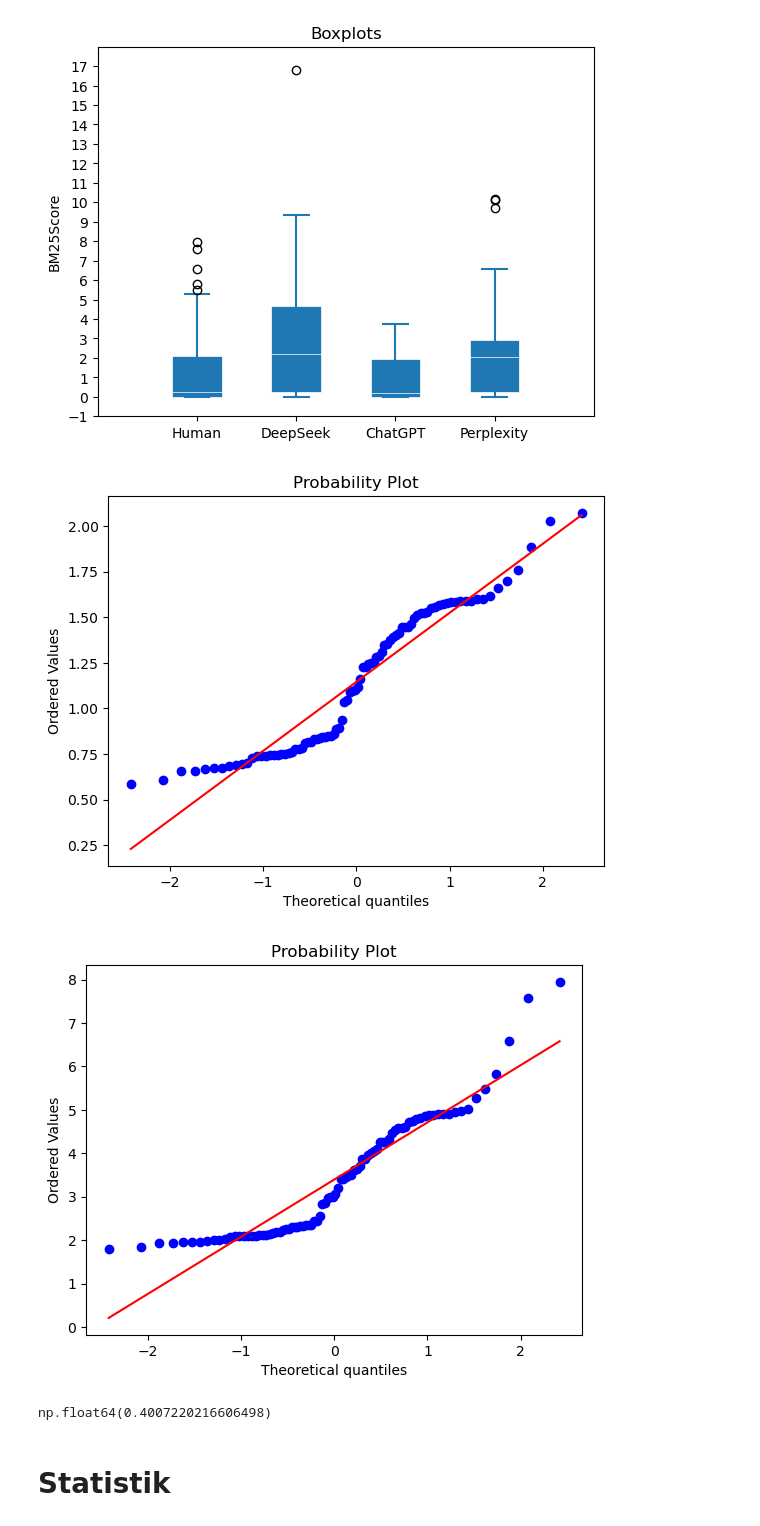
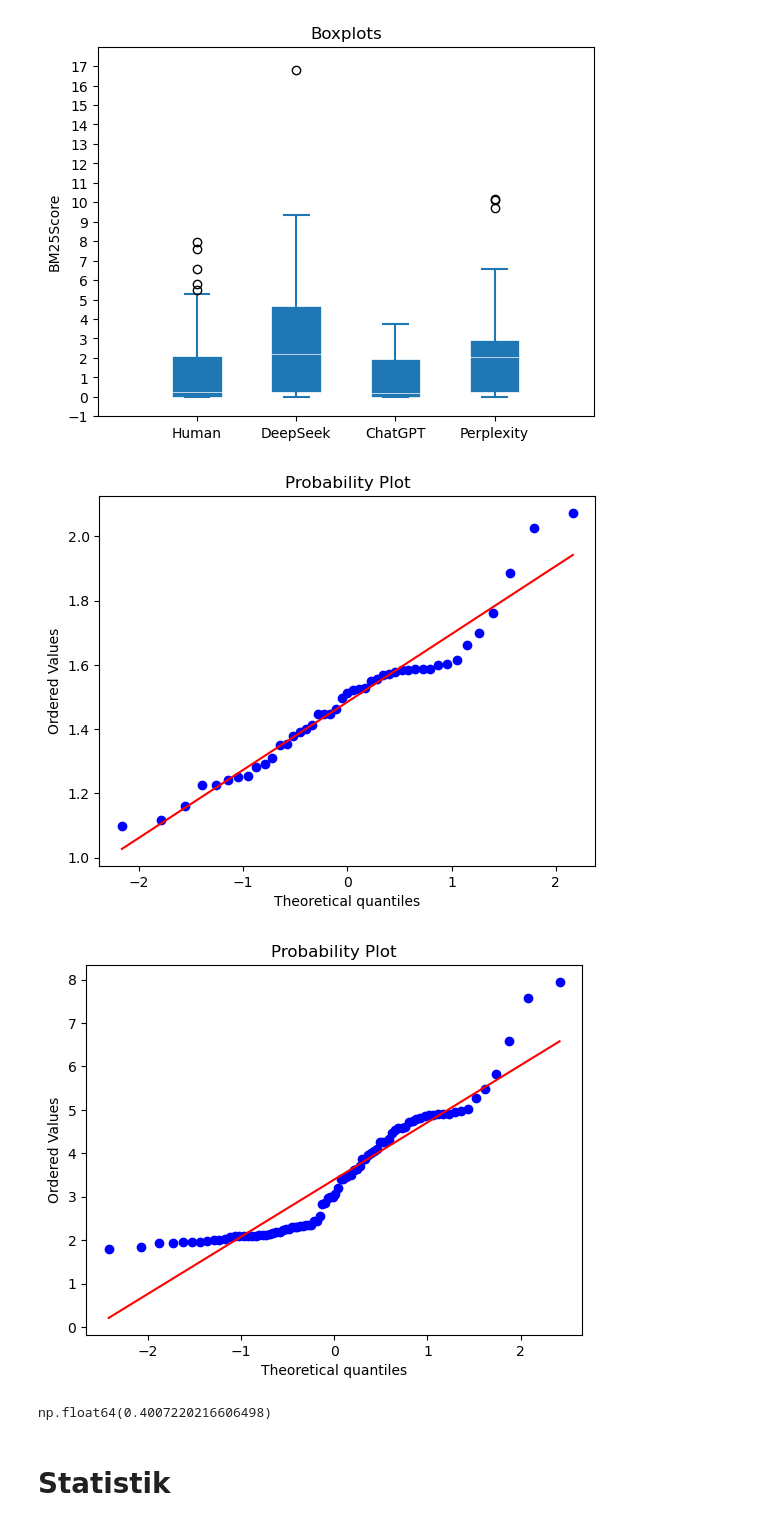
Before and after one commit to Knudsenmarlin/ITISProject2026, a Jupyter notebook: statistics.ipynb, the cells around one changed output. Drawn from its saved outputs; the diff is of its cells as text; code cells hidden in the pictures.

```diff
--- a/statistics.ipynb
+++ b/statistics.ipynb
@@ -59,19 +59,19 @@ plt.show()
 # %% [output]
 [figure]
 # %%
-nonzero = TFIDF.scoresHumanArticles[TFIDF.scoresHumanArticles > 0.5]
+nonzero = TFIDF.scoresHumanArticles[TFIDF.scoresHumanArticles > 3]
 stats.probplot(np.log(nonzero), dist="norm", plot=plt)
 plt.show()
 
 nonzero = TFIDF.scoresHumanArticles[TFIDF.scoresHumanArticles > 0.5]
 stats.probplot(nonzero, dist="norm", plot=plt)
 plt.show()
 
 zeros = np.sum(TFIDF.scoresHumanArticles == 0)
 zero_fraction = zeros / len(TFIDF.scoresHumanArticles)
 zero_fraction
 # %% [output]
-[figure, old version]
+[figure, new version]
 [figure]
 np.float64(0.4007220216606498)
 # %% [markdown]
```
Also changed, not shown: parts of 4 cells of this notebook, 1 other file.
